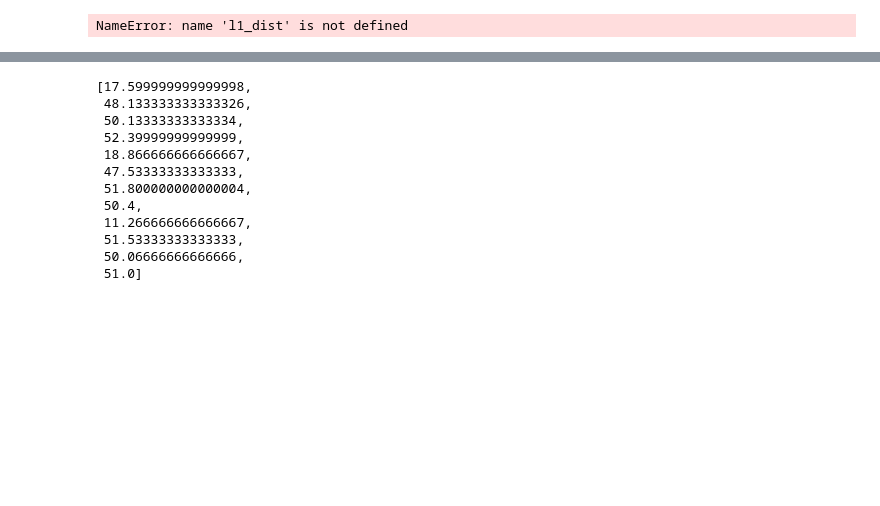
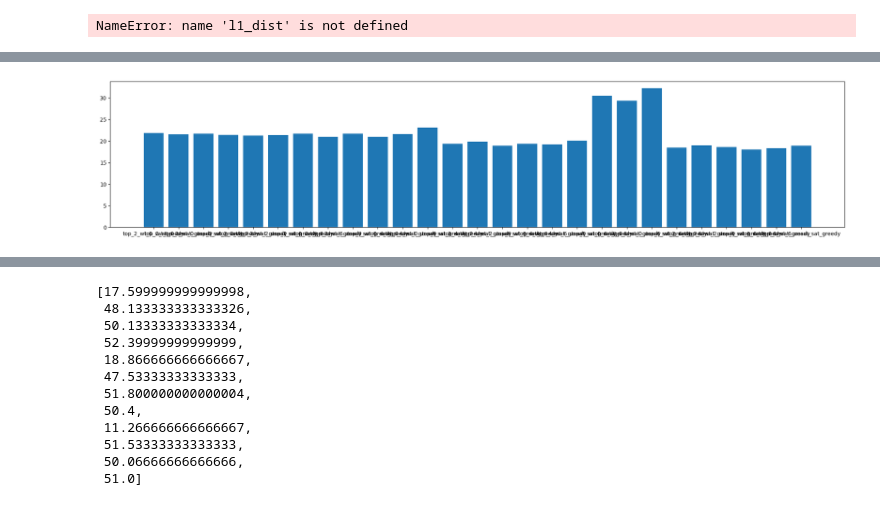
Before and after one commit to harshv834/coding_theory_proj, a Jupyter notebook: plots.ipynb, the cells around one changed output, grey strips where cells are left out. Drawn from its saved outputs; the diff is of its cells as text; code cells hidden in the pictures; blank space fills up the shorter version.

```diff
--- a/plots.ipynb
+++ b/plots.ipynb
@@ -58,3 +148,14 @@ for key in stats.keys():
+# %%
+plt.figure(figsize=(25, 5))
+#plt.subplot(131)
+plt.bar(top_L_keys, short)
+# plt.subplot(132)
+# plt.bar(list(stats.keys()), med_l1_dist_avg_default)
+# plt.subplot(133)
+# plt.bar(list(stats.keys()), long_l1_dist_avg_default)
+plt.show()
+# %% [output]
+[figure, added]
 # %%
 plt.figure(figsize=(25, 5))
 #plt.subplot(131)
```
Also changed, not shown: parts of 21 cells of this notebook.
